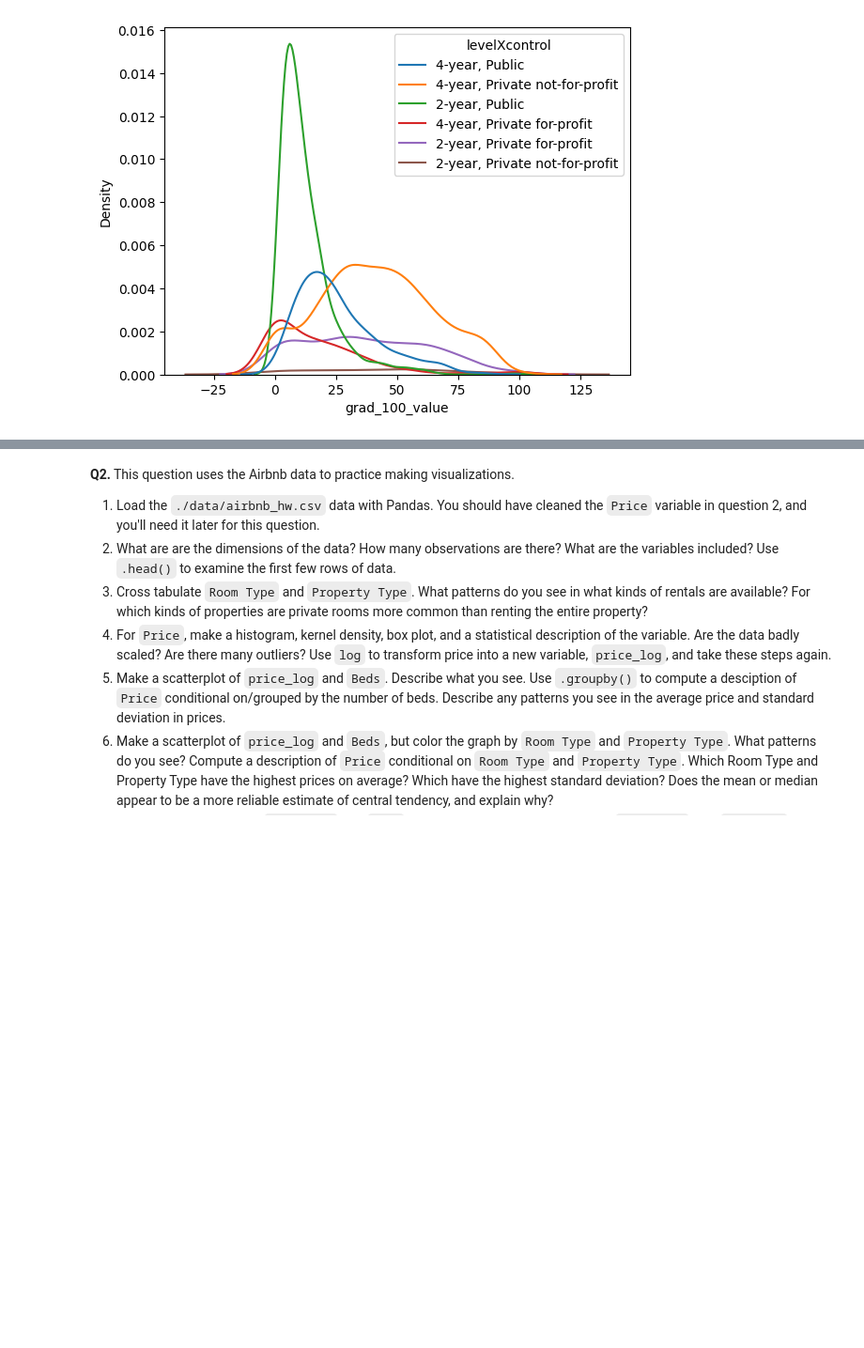
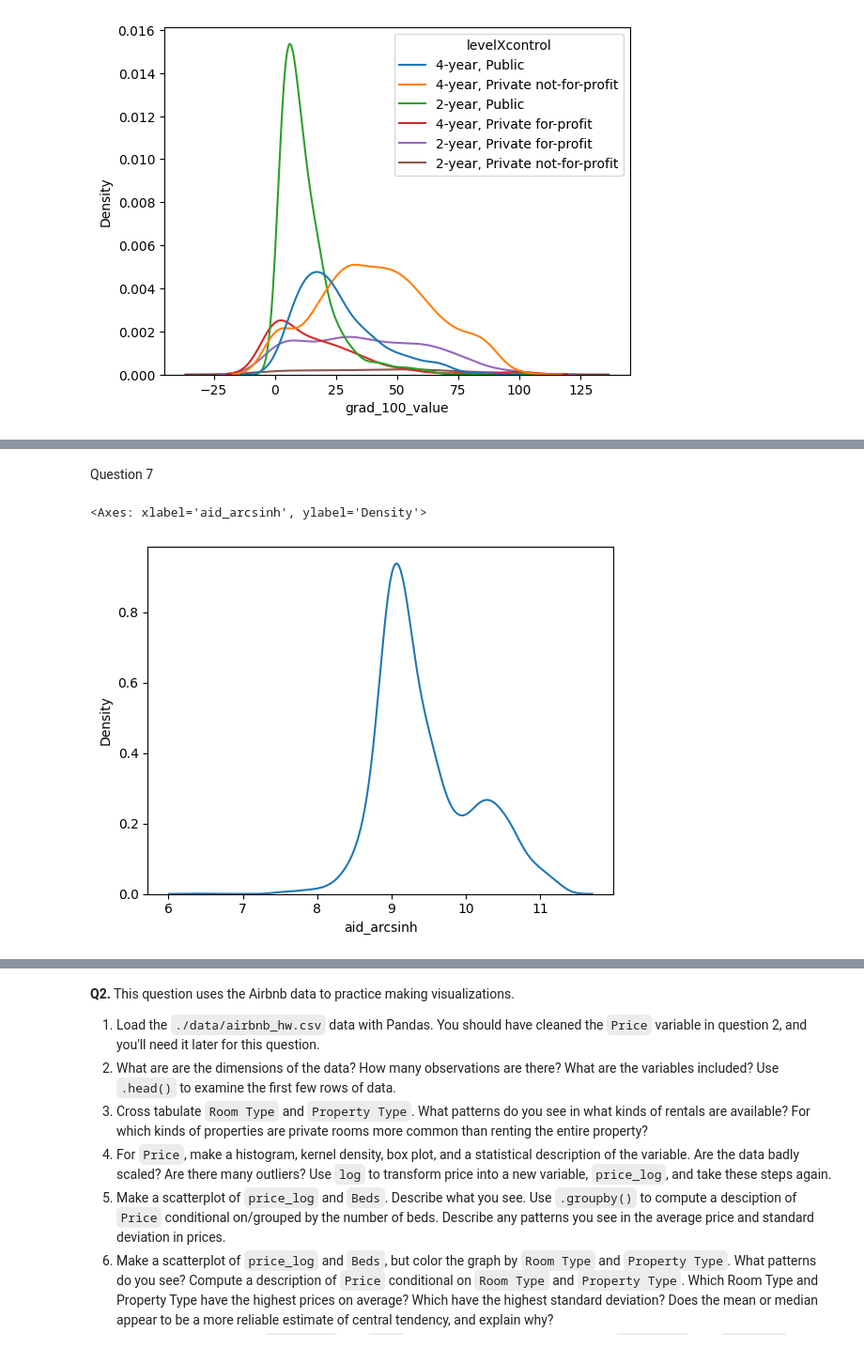
Before and after one commit to taliahtarik/visualization, a Jupyter notebook: assignment/assignment.ipynb, the cells around one changed output, grey strips where cells are left out. Shown: that part at 94% size. Saved outputs shown, nothing was run; the diff lists cells and outputs as text; code cells hidden in the pictures; blank space fills up the shorter version.

```diff
--- a/assignment/assignment.ipynb
+++ b/assignment/assignment.ipynb
@@ -138,0 +151,8 @@ sns.kdeplot(data=df,x='grad_100_value',hue='levelXcontrol')
+# %% [markdown]
+Question 7
+# %%
+df['aid_arcsinh'] = np.arcsinh(df['aid_value'])
+sns.kdeplot(data=df,x='aid_arcsinh')
+# %% [output]
+<Axes: xlabel='aid_arcsinh', ylabel='Density'>
+[figure, added]
```
Also changed, not shown: parts of 6 cells of this notebook.
